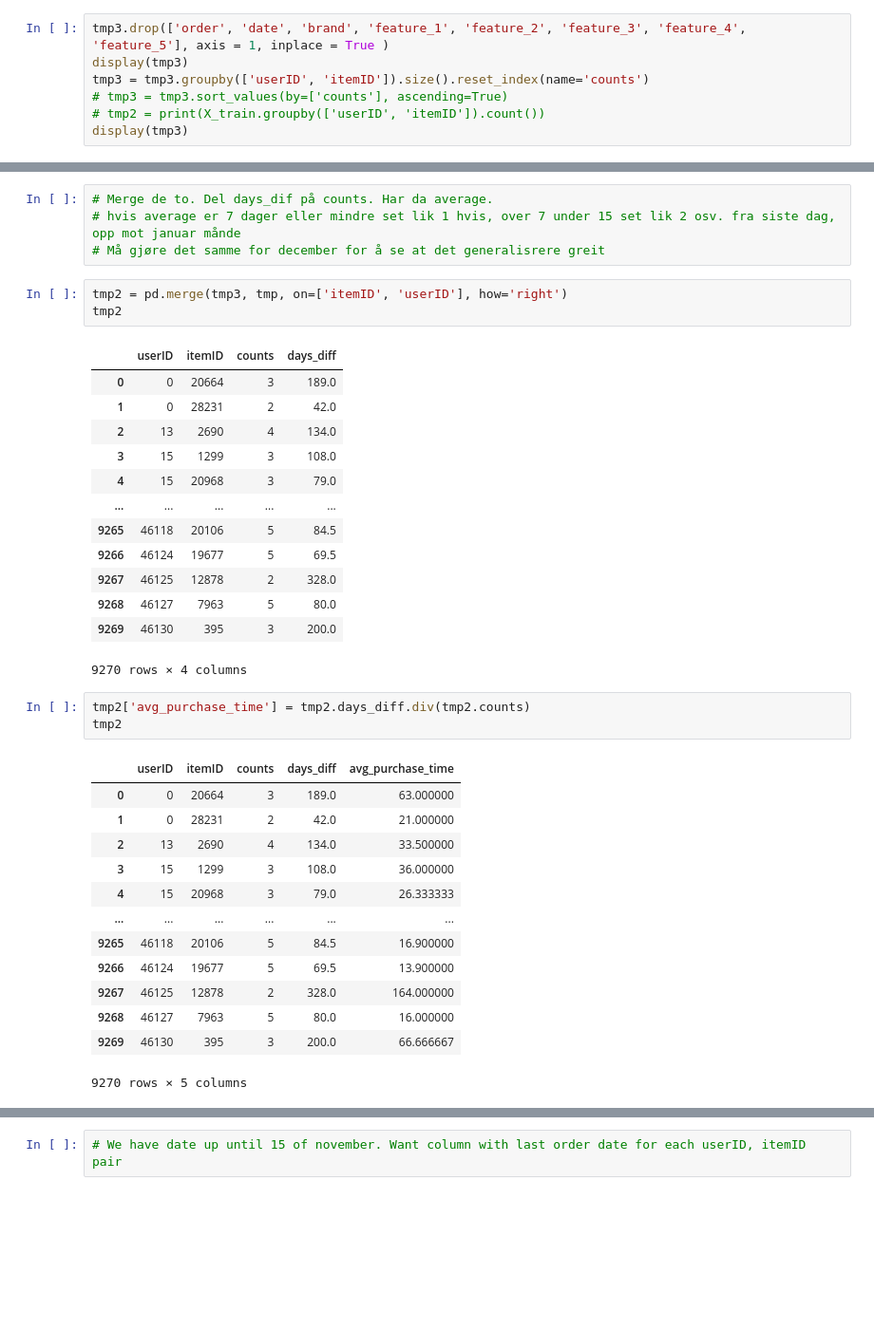
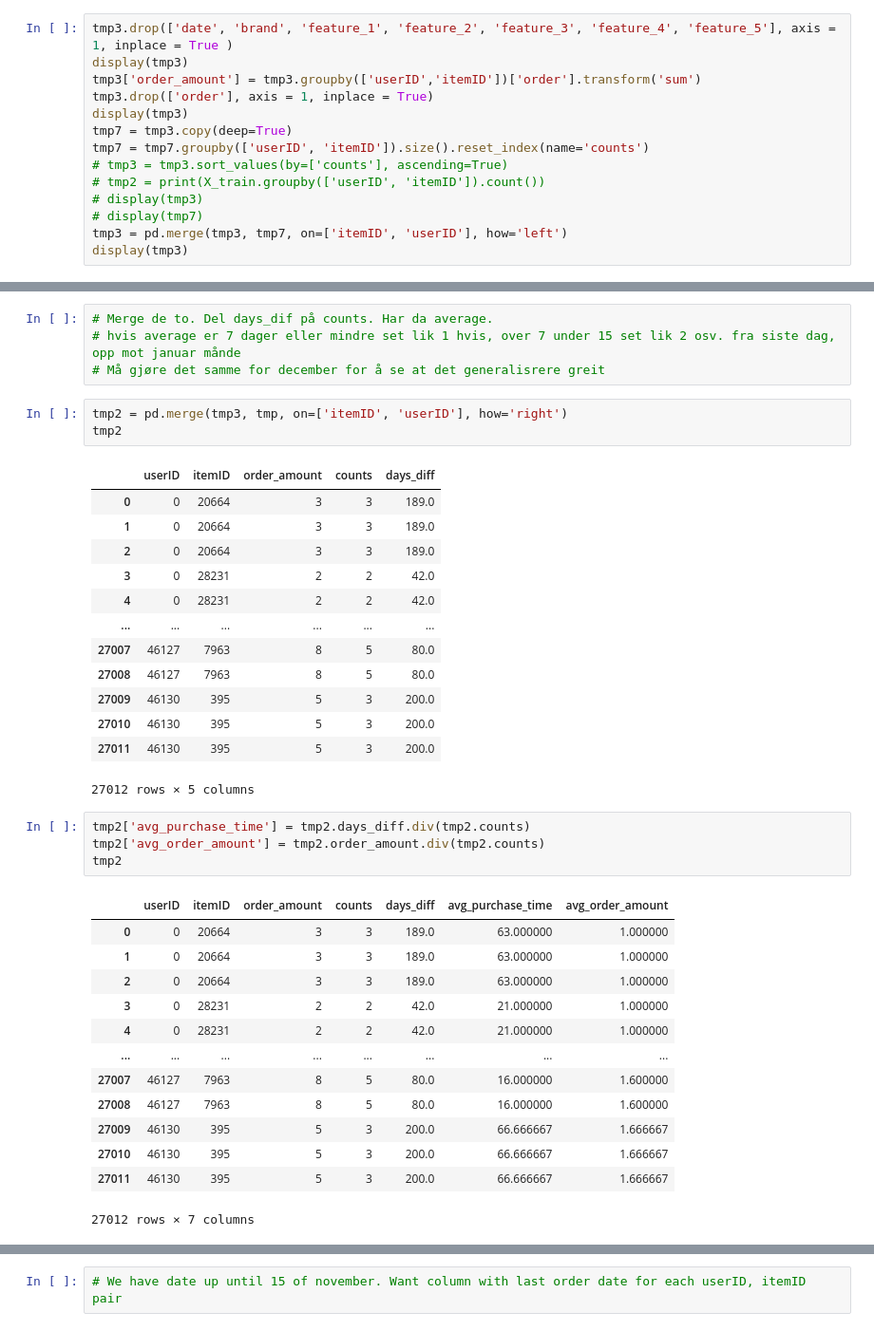
Before and after one commit to PetSchwind/DMC2022, a Jupyter notebook: notebooks/Train test splitt and label data.ipynb, the cells around one changed output, grey strips where cells are left out. Shown at 95% size. Saved outputs shown, nothing was run; the diff lists cells and outputs as text; blank space fills up the shorter version.

```diff
--- a/notebooks/Train test splitt and label data.ipynb
+++ b/notebooks/Train test splitt and label data.ipynb
@@ -182,10 +182,17 @@ display(tmp)
 | 9269 | 46130 | 395 | 200.0 |
 9270 rows × 3 columns
 # %%
-tmp3.drop(['order', 'date', 'brand', 'feature_1', 'feature_2', 'feature_3', 'feature_4', 'feature_5'], axis = 1, inplace = True )
+tmp3.drop(['date', 'brand', 'feature_1', 'feature_2', 'feature_3', 'feature_4', 'feature_5'], axis = 1, inplace = True )
 display(tmp3)
-tmp3 = tmp3.groupby(['userID', 'itemID']).size().reset_index(name='counts')
+tmp3['order_amount'] = tmp3.groupby(['userID','itemID'])['order'].transform('sum')
+tmp3.drop(['order'], axis = 1, inplace = True)
+display(tmp3)
+tmp7 = tmp3.copy(deep=True)
+tmp7 = tmp7.groupby(['userID', 'itemID']).size().reset_index(name='counts')
 # tmp3 = tmp3.sort_values(by=['counts'], ascending=True)
 # tmp2 = print(X_train.groupby(['userID', 'itemID']).count())
+# display(tmp3)
+# display(tmp7)
+tmp3 = pd.merge(tmp3, tmp7, on=['itemID', 'userID'], how='left')
 display(tmp3)
 # %% [output]
@@ -223,36 +243,37 @@ display(tmp3)
 tmp2 = pd.merge(tmp3, tmp, on=['itemID', 'userID'], how='right')
 tmp2
 # %% [output]
-|  | userID | itemID | counts | days_diff |
-| 0 | 0 | 20664 | 3 | 189.0 |
-| 1 | 0 | 28231 | 2 | 42.0 |
-| 2 | 13 | 2690 | 4 | 134.0 |
-| 3 | 15 | 1299 | 3 | 108.0 |
-| 4 | 15 | 20968 | 3 | 79.0 |
-| ... | ... | ... | ... | ... |
-| 9265 | 46118 | 20106 | 5 | 84.5 |
-| 9266 | 46124 | 19677 | 5 | 69.5 |
-| 9267 | 46125 | 12878 | 2 | 328.0 |
-| 9268 | 46127 | 7963 | 5 | 80.0 |
-| 9269 | 46130 | 395 | 3 | 200.0 |
+|  | userID | itemID | order_amount | counts | days_diff |
+| 0 | 0 | 20664 | 3 | 3 | 189.0 |
+| 1 | 0 | 20664 | 3 | 3 | 189.0 |
+| 2 | 0 | 20664 | 3 | 3 | 189.0 |
+| 3 | 0 | 28231 | 2 | 2 | 42.0 |
+| 4 | 0 | 28231 | 2 | 2 | 42.0 |
+| ... | ... | ... | ... | ... | ... |
+| 27007 | 46127 | 7963 | 8 | 5 | 80.0 |
+| 27008 | 46127 | 7963 | 8 | 5 | 80.0 |
+| 27009 | 46130 | 395 | 5 | 3 | 200.0 |
+| 27010 | 46130 | 395 | 5 | 3 | 200.0 |
+| 27011 | 46130 | 395 | 5 | 3 | 200.0 |
-9270 rows × 4 columns
+27012 rows × 5 columns
 # %%
 tmp2['avg_purchase_time'] = tmp2.days_diff.div(tmp2.counts)
+tmp2['avg_order_amount'] = tmp2.order_amount.div(tmp2.counts)
 tmp2
 # %% [output]
-|  | userID | itemID | counts | days_diff | avg_purchase_time |
-| 0 | 0 | 20664 | 3 | 189.0 | 63.000000 |
-| 1 | 0 | 28231 | 2 | 42.0 | 21.000000 |
-| 2 | 13 | 2690 | 4 | 134.0 | 33.500000 |
-| 3 | 15 | 1299 | 3 | 108.0 | 36.000000 |
-| 4 | 15 | 20968 | 3 | 79.0 | 26.333333 |
-| ... | ... | ... | ... | ... | ... |
-| 9265 | 46118 | 20106 | 5 | 84.5 | 16.900000 |
-| 9266 | 46124 | 19677 | 5 | 69.5 | 13.900000 |
-| 9267 | 46125 | 12878 | 2 | 328.0 | 164.000000 |
-| 9268 | 46127 | 7963 | 5 | 80.0 | 16.000000 |
-| 9269 | 46130 | 395 | 3 | 200.0 | 66.666667 |
+|  | userID | itemID | order_amount | counts | days_diff | avg_purchase_time | avg_order_amount |
+| 0 | 0 | 20664 | 3 | 3 | 189.0 | 63.000000 | 1.000000 |
+| 1 | 0 | 20664 | 3 | 3 | 189.0 | 63.000000 | 1.000000 |
+| 2 | 0 | 20664 | 3 | 3 | 189.0 | 63.000000 | 1.000000 |
+| 3 | 0 | 28231 | 2 | 2 | 42.0 | 21.000000 | 1.000000 |
+| 4 | 0 | 28231 | 2 | 2 | 42.0 | 21.000000 | 1.000000 |
+| ... | ... | ... | ... | ... | ... | ... | ... |
+| 27007 | 46127 | 7963 | 8 | 5 | 80.0 | 16.000000 | 1.600000 |
+| 27008 | 46127 | 7963 | 8 | 5 | 80.0 | 16.000000 | 1.600000 |
+| 27009 | 46130 | 395 | 5 | 3 | 200.0 | 66.666667 | 1.666667 |
+| 27010 | 46130 | 395 | 5 | 3 | 200.0 | 66.666667 | 1.666667 |
+| 27011 | 46130 | 395 | 5 | 3 | 200.0 | 66.666667 | 1.666667 |
-9270 rows × 5 columns
+27012 rows × 7 columns
 # %%
 display(X_train)
 X_train = pd.merge(X_train, tmp2, on=['itemID', 'userID'], how='left')
```
Also changed, not shown: parts of 23 cells of this notebook.
